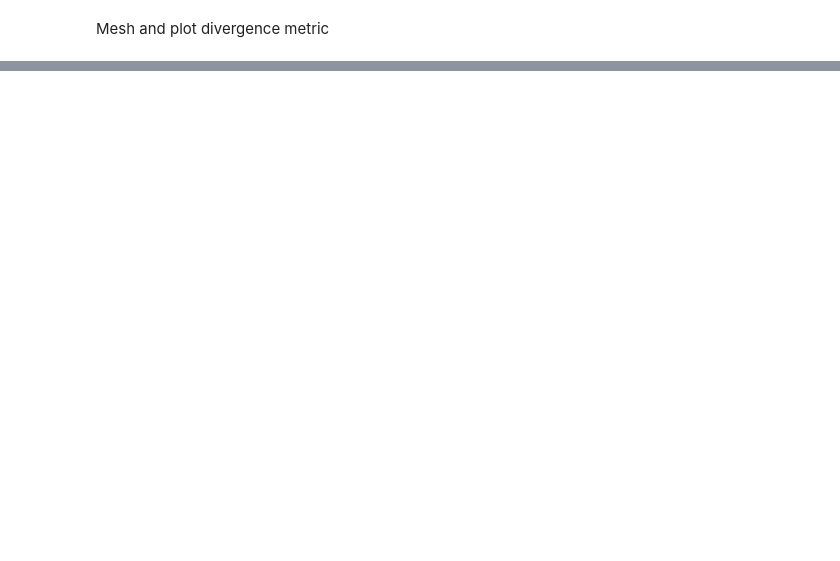
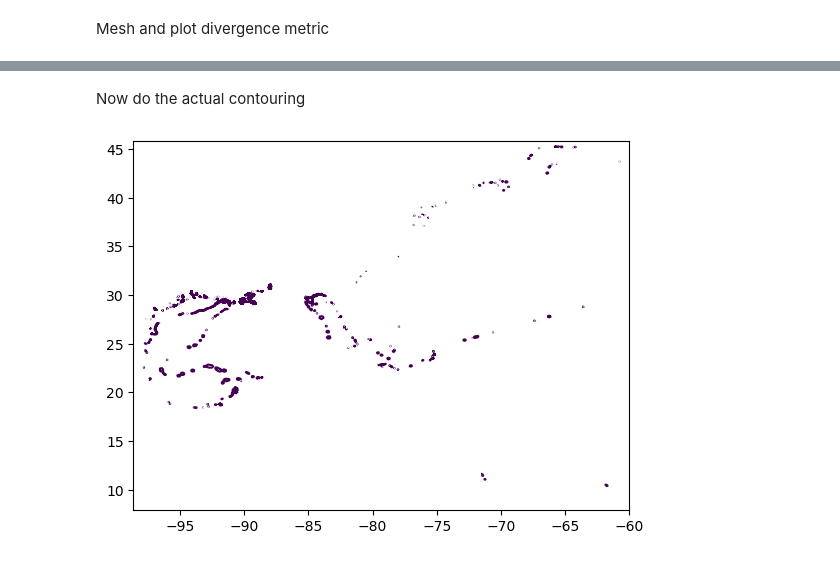
Before and after one commit to kentonwho/transition-zone, a Jupyter notebook: TWDB_postprocess_kenton.ipynb, the cells around one changed output, grey strips where cells are left out. Cells and saved outputs as stored; diff of their text form; code cells hidden in the pictures; blank space fills up the shorter version.

Commit message:
Added contour extraction and conversion to linestring

```diff
--- a/TWDB_postprocess_kenton.ipynb
+++ b/TWDB_postprocess_kenton.ipynb
@@ -138,0 +145,13 @@ bokeh.core.property.descriptors.UnsetValueError: figure(id='p1446', ...).inner_h
+# %% [markdown]
+Now do the actual contouring
+# %%
+from matplotlib.tri import Triangulation
+from matplotlib.pyplot import tricontour
+from shapely.geometry import Polygon, LineString
+triang = Triangulation(x,y,tris)
+contours = tricontour(triang,divergence_of_surge_and_rivers, levels = [0.5], extend = 'max')
+
+paths = contours.collections[0].get_paths()
+contour_LineStrings = [LineString(path.vertices) for path in paths if len(path.vertices)>2]
+# %% [output]
+[figure, added]
```
Also changed, not shown: parts of 3 cells of this notebook.
